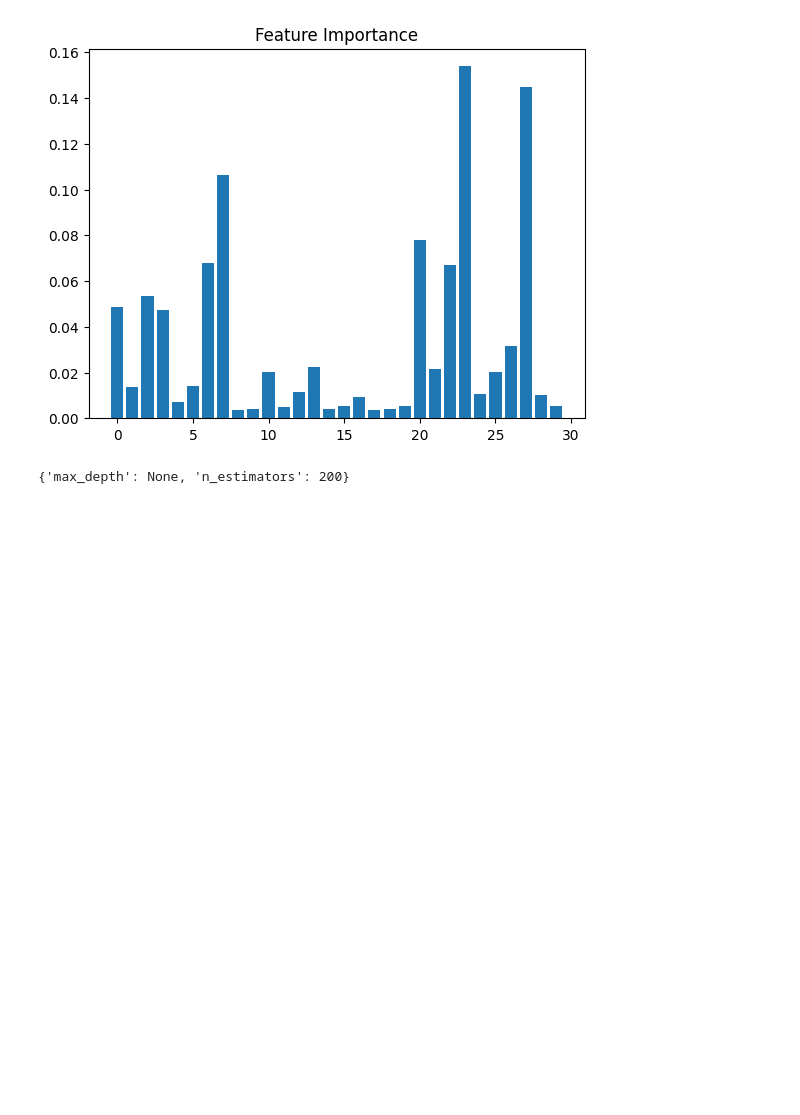
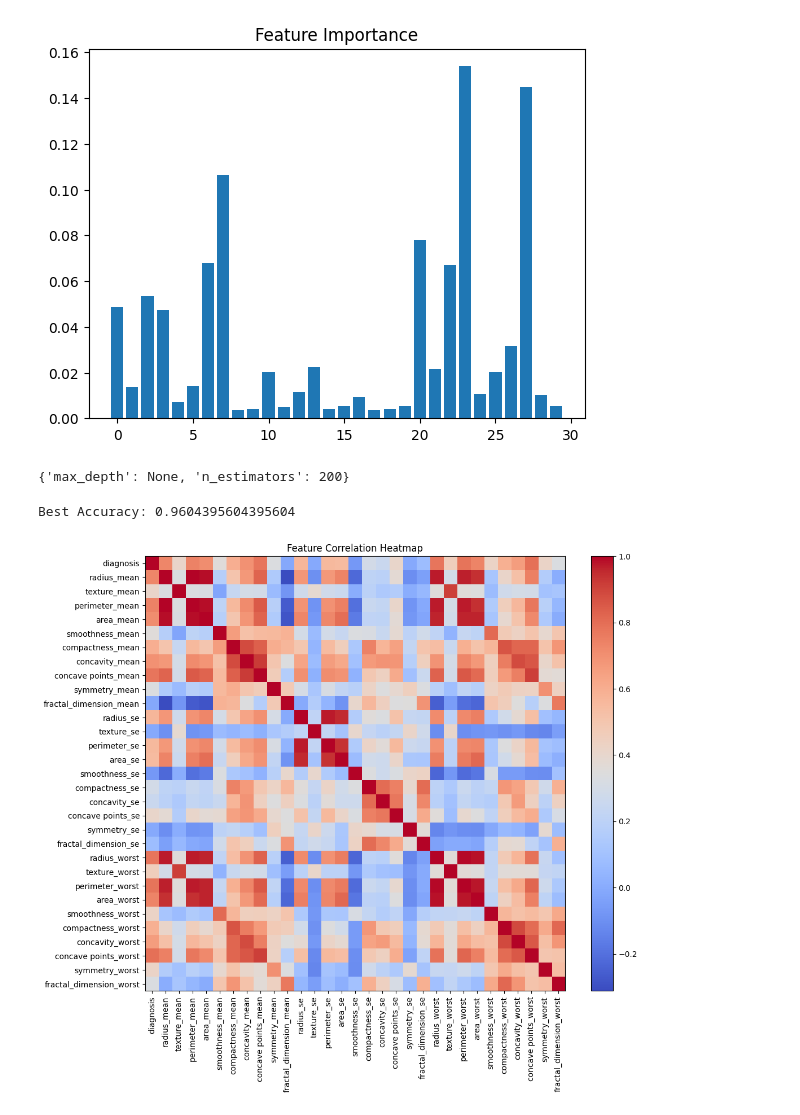
Before and after one commit to MathusiganSenthan/machine-learning-Group-Pro, a Jupyter notebook: model.ipynb, the cells around one changed output. Cells and saved outputs as stored; diff of their text form; code cells hidden in the pictures; blank space fills up the shorter version.

Commit message:
added correlation heatmap

```diff
--- a/model.ipynb
+++ b/model.ipynb
@@ -101,3 +101,19 @@ best_model = RandomForestClassifier(
 
 best_model.fit(X_train, y_train)
 y_pred = best_model.predict(X_test)
+# %%
+print("Best Accuracy:", grid.best_score_)
+# %% [output]
+Best Accuracy: 0.9604395604395604
+# %%
+import matplotlib.pyplot as plt
+
+plt.figure(figsize=(12,10))
+plt.imshow(df.corr(), cmap='coolwarm', aspect='auto')
+plt.colorbar()
+plt.title("Feature Correlation Heatmap")
+plt.xticks(range(len(df.columns)), df.columns, rotation=90)
+plt.yticks(range(len(df.columns)), df.columns)
+plt.show()
+# %% [output]
+[figure, added]
```
